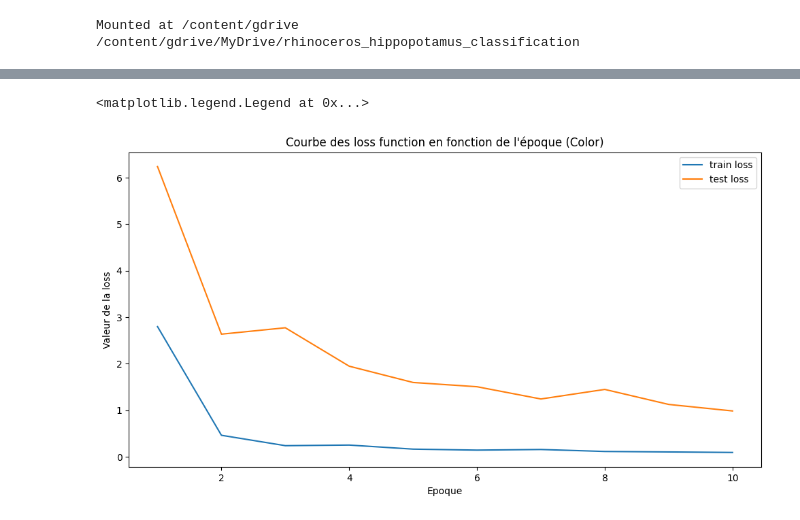
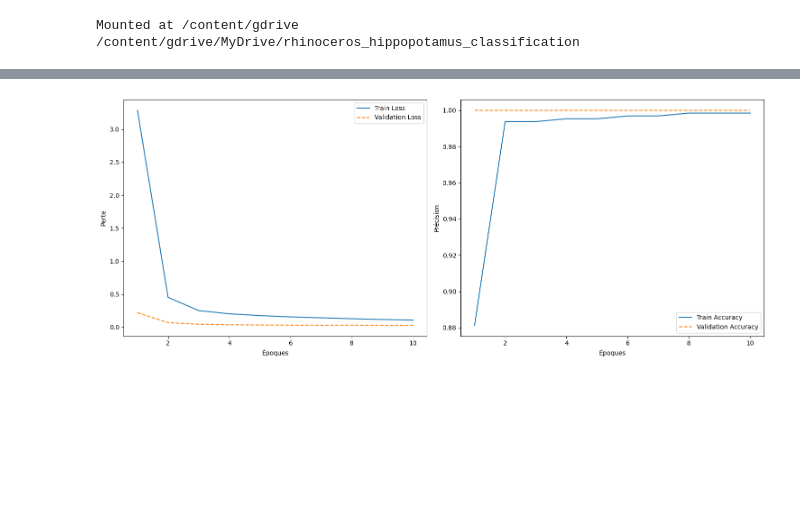
Before and after one commit to Amayas29/rhinoceros_hippopotamus_classification, a Jupyter notebook: classification_with_transformers_with_color.ipynb, the cells around one changed output, grey strips where cells are left out. Drawn from its saved outputs; the diff is of its cells as text; code cells hidden in the pictures; blank space fills up the shorter version.

```diff
--- a/classification_with_transformers_with_color.ipynb
+++ b/classification_with_transformers_with_color.ipynb
@@ -46,5 +56,5 @@ from utils import load_dataset
 # %%
-save_path = Path("model.pch")
+save_path = Path("model_vit_c.pch")
 model = ViTForImageClassification.from_pretrained('google/vit-base-patch16-224')
 processor = ViTImageProcessor.from_pretrained('google/vit-base-patch16-224')
 
@@ -88,8 +107,8 @@ model = model.to(device)
 accuracy_train = []
 loss_train = []
 
-accuracy_test = []
-loss_test = []
+accuracy_validation = []
+loss_validation = []
 
 for epoch in range(num_epochs):
   acc_accuracy_train = 0
@@ -112,7 +131,7 @@ for epoch in range(num_epochs):
       loss_.backward()
       optimizer.step()
 
-  if epoch %  10 == 0 :
+  if epoch +1 == num_epochs :
     with save_path.open('wb') as fp :
       torch.save(model,fp)
 
@@ -122,29 +141,40 @@ for epoch in range(num_epochs):
 
 
   with torch.no_grad() :
-    for data_test,label_test in Test :
-      data_test = data_test.to(device)
+    for data_val,label_test in Validation :
+      data_val = data_val.to(device)
       label_test = label_test.to(device)
-      output = model(data_test)
+      output = model(data_val)
       prediction = output.logits
       acc_loss_test += loss(prediction,label_test).item()
       acc_accuracy_test += accuracy(torch.argmax(prediction,axis = 1),label_test,task = "BINARY")
 
-  accuracy_test.append(acc_accuracy_test/len(Test))
-  loss_test.append(acc_loss_test)
+  accuracy_validation.append(acc_accuracy_test/len(Validation))
+  loss_validation.append(acc_loss_test)
 # %%
 list_acc_train = [acc.item() for acc in accuracy_train]
-list_acc_test = [acc.item() for acc in accuracy_test]
+list_acc_val = [acc.item() for acc in accuracy_validation]
 # %%
-plt.figure(figsize=(12, 6))
 epochs = range(1,num_epochs+1)
+plt.figure(figsize=(15, 6))
+plt.subplot(1, 2, 1)  # 2 rows, 1 column, this is the first subplot
+plt.plot(epochs, loss_train, label='Train Loss')
+plt.plot(epochs, loss_validation, label='Validation Loss', linestyle='--')
+plt.xlabel('Époques')
+plt.ylabel('Perte')
+plt.legend()
 
-plt.title("Courbe des loss function en fonction de l'époque (Color)")
-plt.xlabel('Epoque')
-plt.ylabel("Valeur de la loss")
-plt.plot(epochs,loss_train, label = "train loss")
-plt.plot(epochs,loss_test, label = "test loss")
+plt.subplot(1, 2, 2)  # 2 rows, 1 column, this is the second subplot
+plt.plot(epochs, list_acc_train, label='Train Accuracy')
+plt.plot(epochs, list_acc_val, label='Validation Accuracy', linestyle='--')
+plt.xlabel('Époques')
+plt.ylabel('Précision')
 plt.legend()
+
+# Subplot for Loss
+
+plt.tight_layout()
+plt.savefig('Loss_Acc_VIT_No_Color.png')
+plt.show()
 # %% [output]
-<matplotlib.legend.Legend at 0x...>
-[figure, old version]
+[figure, new version]
```
Also changed, not shown: parts of 8 cells of this notebook, 1 other file.
